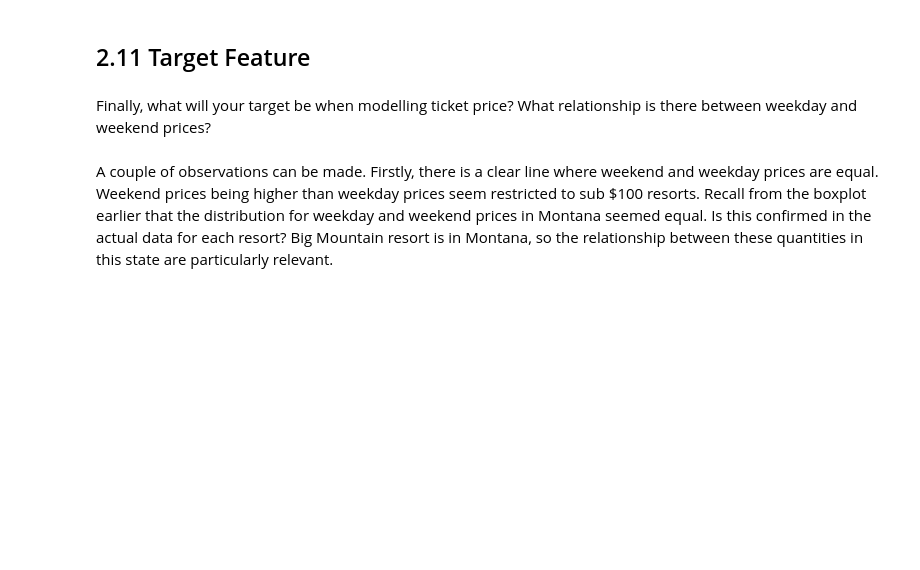
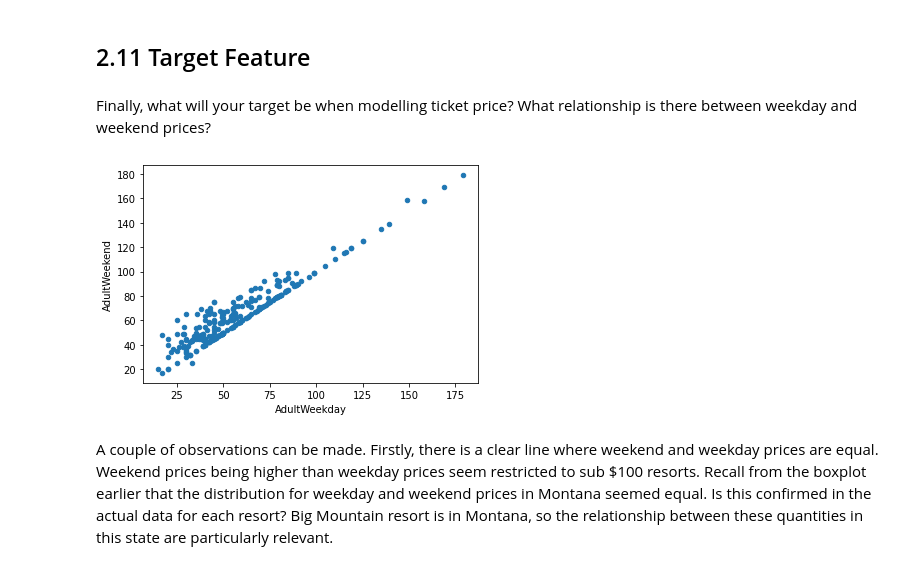
Before and after one commit to misterrustia/DataScienceGuidedCapstone, a Jupyter notebook: Notebooks/02_data_wrangling.ipynb, the cells around one changed output. Saved outputs shown, nothing was run; the diff lists cells and outputs as text; code cells hidden in the pictures; blank space fills up the shorter version.

```diff
--- a/Notebooks/02_data_wrangling.ipynb
+++ b/Notebooks/02_data_wrangling.ipynb
@@ -1258,9 +1252,13 @@ Having created this data frame of summary statistics for various states, it woul
 Finally, what will your target be when modelling ticket price? What relationship is there between weekday and weekend prices?
 # %%
 #Code task 36#
-#Use ski_data's `plot()` method to create a scatterplot (kind='scatter') with 'AdultWeekday' on the x-axis and
-#'AdultWeekend' on the y-axis
-ski_data.___(x=___, y=___, kind=___);
+# #Use ski_data's `plot()` method to create a scatterplot (kind='scatter') with 'AdultWeekday' on the x-axis and
+# #'AdultWeekend' on the y-axis
+# ski_data.___(x=___, y=___, kind=___);
+
+ski_data.plot(x='AdultWeekday',y='AdultWeekend',kind='scatter');
+# %% [output]
+[figure, added]
 # %% [markdown]
 A couple of observations can be made. Firstly, there is a clear line where weekend and weekday prices are equal. Weekend prices being higher than weekday prices seem restricted to sub $100 resorts. Recall from the boxplot earlier that the distribution for weekday and weekend prices in Montana seemed equal. Is this confirmed in the actual data for each resort? Big Mountain resort is in Montana, so the relationship between these quantities in this state are particularly relevant.
 # %%
```
Also changed, not shown: parts of 20 cells of this notebook, 3 other files.
